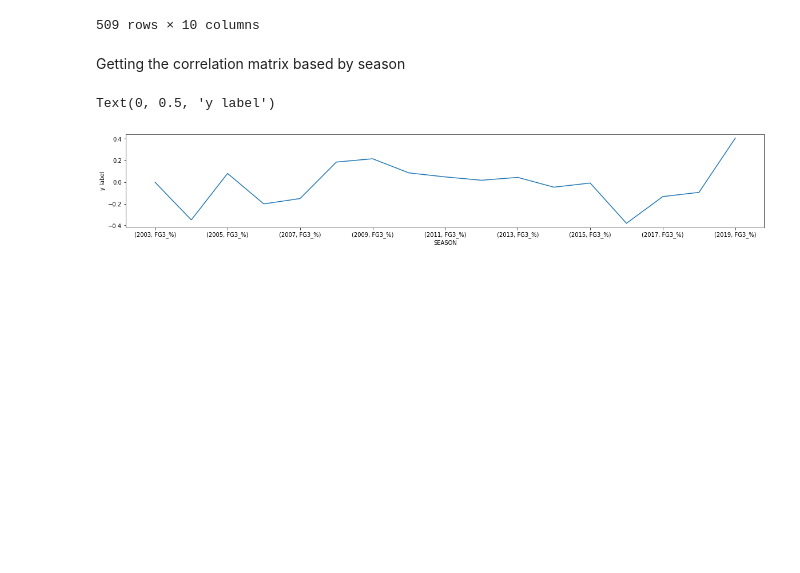
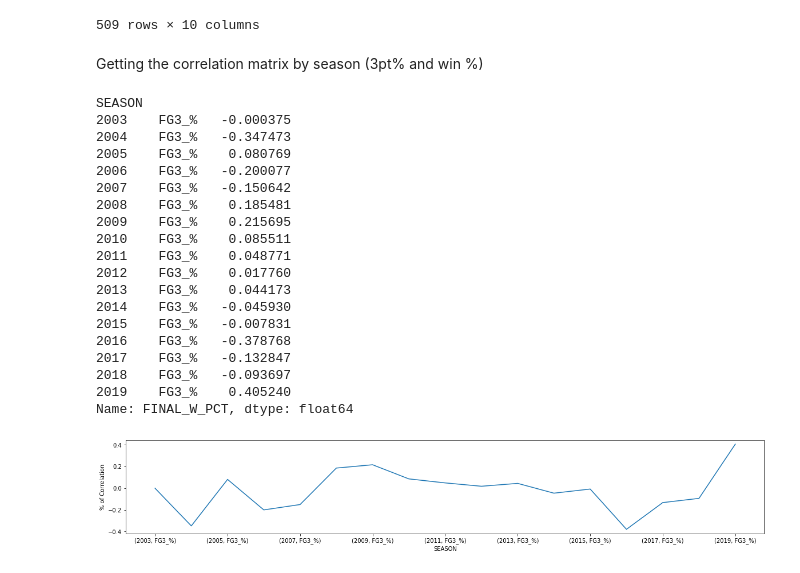
Before and after one commit to camiloms10/NBA_project, a Jupyter notebook: NBA_analysis.ipynb, the cells around one changed output. Drawn from its saved outputs; the diff is of its cells as text; code cells hidden in the pictures; blank space fills up the shorter version.

```diff
--- a/NBA_analysis.ipynb
+++ b/NBA_analysis.ipynb
@@ -138,15 +138,34 @@ df_rank
 | 508 | 1610612766 | 2019 | 2020-12-10 | 23 | 42 | 0.353846 | 16106127662019 | 14.0 | 56.0 | ... |
 509 rows × 10 columns
 # %% [markdown]
-Getting the correlation matrix based by season
+Getting the correlation matrix by season (3pt% and win %)
 # %%
 df_corr_3_PERC = df_rank.groupby('SEASON')[['FINAL_W_PCT','FG3_%']].corr()#.iloc[0::2,-1]
 df_corr_3_PERC = df_corr_3_PERC.loc[df_corr_3_PERC['FINAL_W_PCT'] != 1]
 df_corr_3_PERC = df_corr_3_PERC['FINAL_W_PCT']
 df_corr_3_PERC
 ax = df_corr_3_PERC.plot(figsize=(20,3))
 ax.set_xlabel("SEASON")
-ax.set_ylabel("y label")
+ax.set_ylabel("% of Correlation")
+print(df_corr_3_PERC)
 # %% [output]
-Text(0, 0.5, 'y label')
+SEASON
+2003    FG3_%   -0.000375
+2004    FG3_%   -0.347473
+2005    FG3_%    0.080769
+2006    FG3_%   -0.200077
+2007    FG3_%   -0.150642
+2008    FG3_%    0.185481
+2009    FG3_%    0.215695
+2010    FG3_%    0.085511
+2011    FG3_%    0.048771
+2012    FG3_%    0.017760
+2013    FG3_%    0.044173
+2014    FG3_%   -0.045930
+2015    FG3_%   -0.007831
+2016    FG3_%   -0.378768
+2017    FG3_%   -0.132847
+2018    FG3_%   -0.093697
+2019    FG3_%    0.405240
+Name: FINAL_W_PCT, dtype: float64
-[figure, old version]
+[figure, new version]
```
Also changed, not shown: parts of 2 cells of this notebook.
